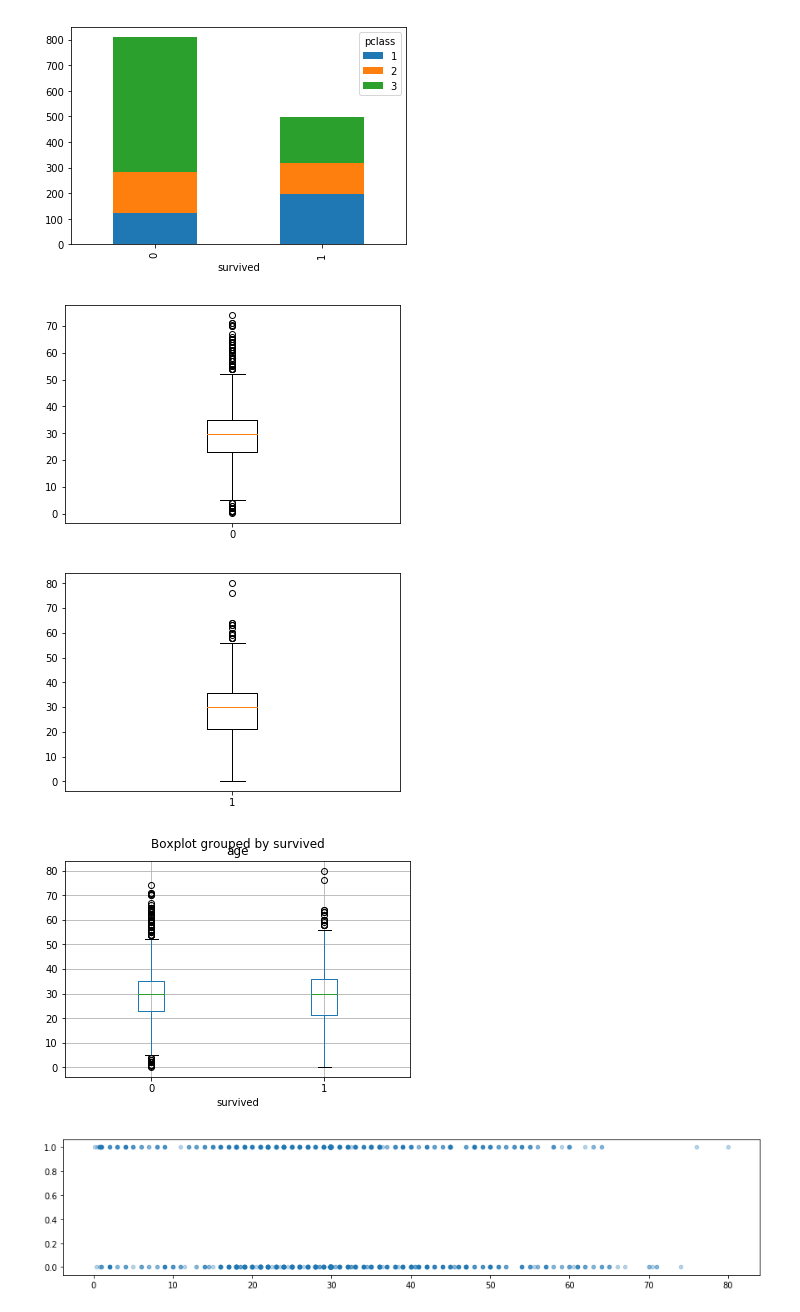
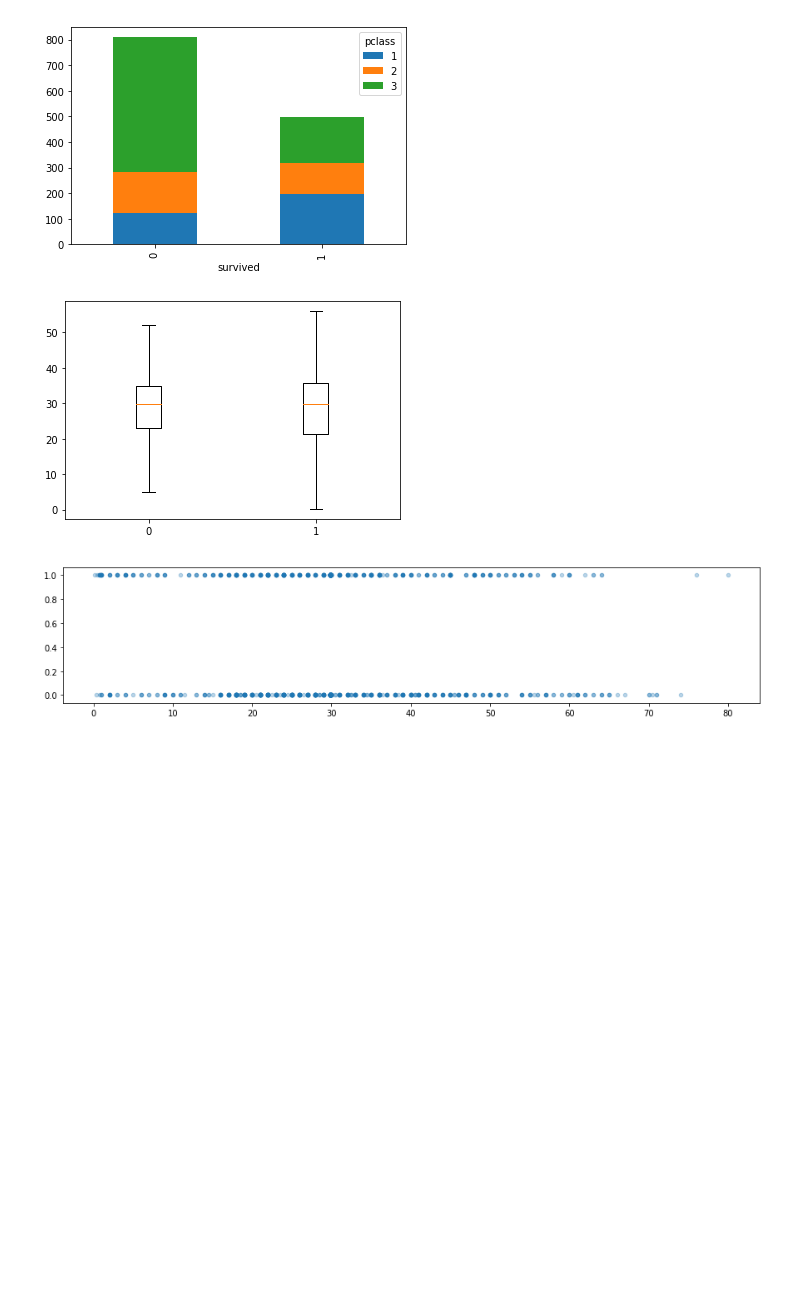
Before and after one commit to leangaurav/dsc_weekennd_2020_08_30, a Jupyter notebook: CODE/Titanic/AssignmentTitanic2Plotting.ipynb, the cells around one changed output. Drawn from its saved outputs; the diff is of its cells as text; code cells hidden in the pictures; blank space fills up the shorter version.

```diff
--- a/CODE/Titanic/AssignmentTitanic2Plotting.ipynb
+++ b/CODE/Titanic/AssignmentTitanic2Plotting.ipynb
@@ -295,10 +295,13 @@ grp = df.groupby([''])
 [figure]
 # %%
 # plot box plot of ages of survived vs not-survived
+filtered_data = df
+grp = filtered_data.groupby (["survived"])
+# grp
+plt.boxplot ([grp.get_group(0).age, grp.get_group (1).age], labels=[0,1], showfliers=False)
+plt.show()
 # %% [output]
-[figure, old version]
+[figure, new version]
-[figure, removed]
-[figure, removed]
 # %%
 # plot scatter plot of ages vs survived.
 # %% [output]
```
Also changed, not shown: 7 other files.
